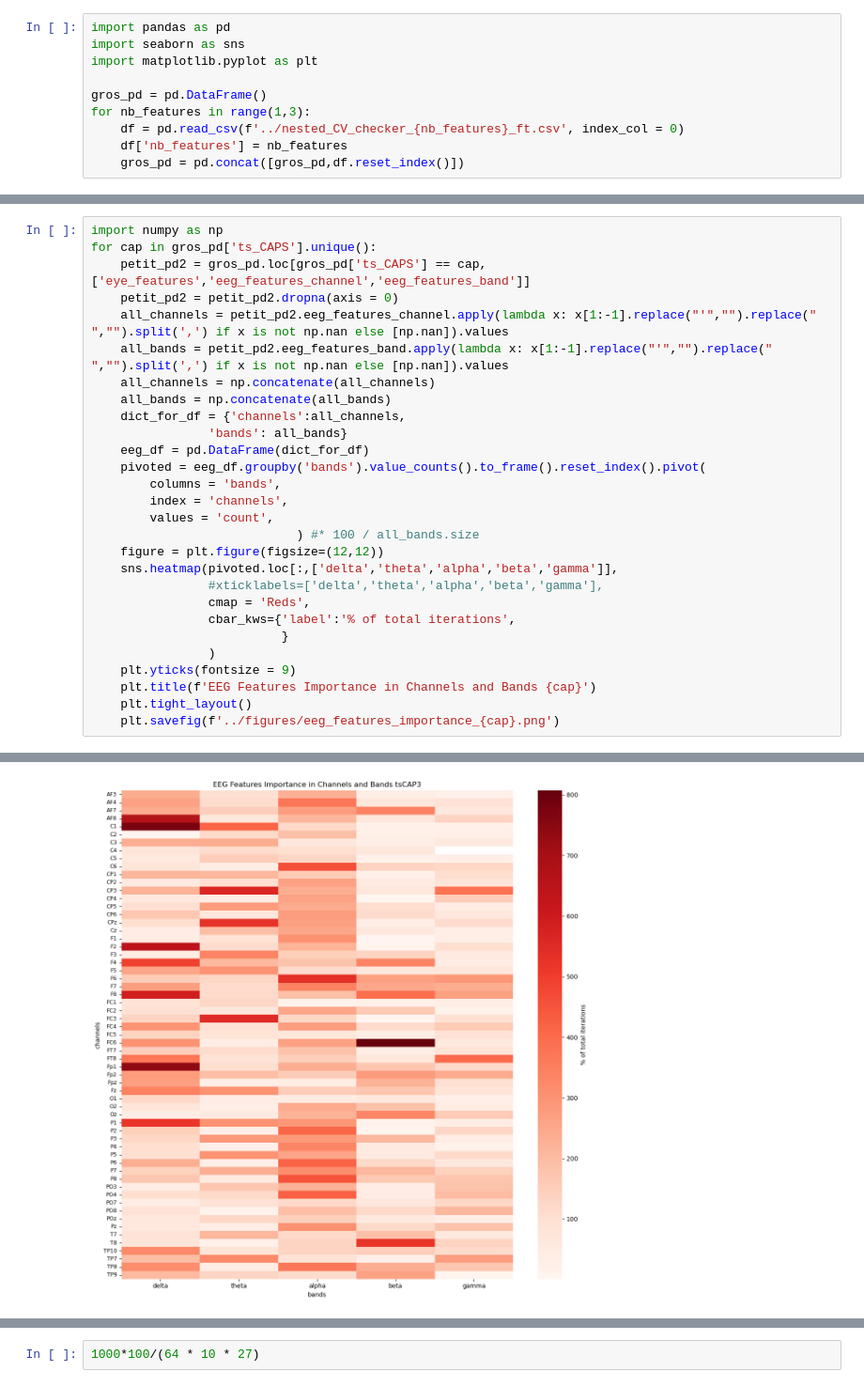
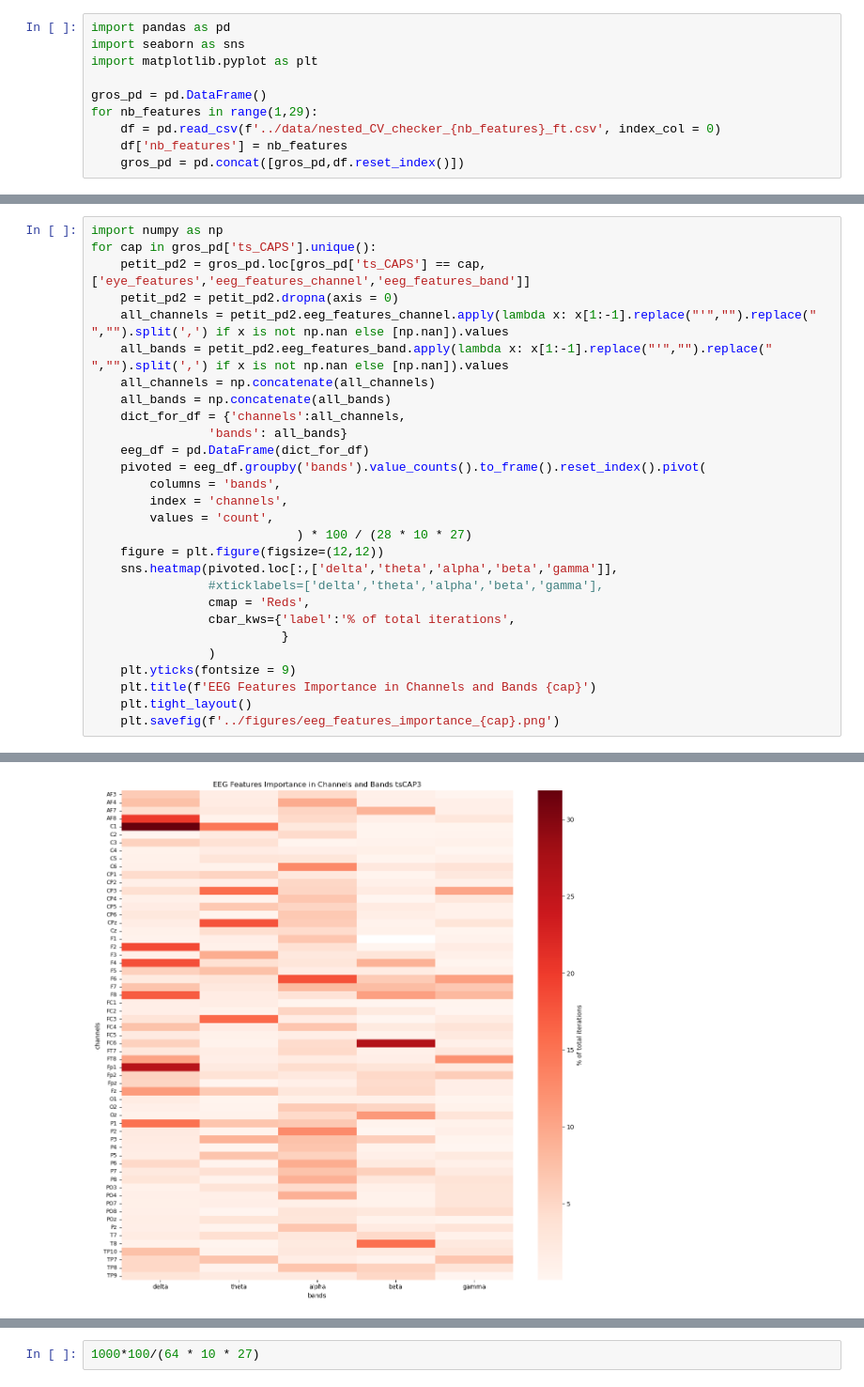
Before and after one commit to Sam54000/eeg_brain_state_prediction, a Jupyter notebook: src/plotting_screening_nb_features.ipynb, the cells around one changed output, grey strips where cells are left out. Shown at 94% size. Saved outputs shown, nothing was run; the diff lists cells and outputs as text.

```diff
--- a/src/plotting_screening_nb_features.ipynb
+++ b/src/plotting_screening_nb_features.ipynb
@@ -4,8 +4,8 @@ import seaborn as sns
 import matplotlib.pyplot as plt
 
 gros_pd = pd.DataFrame()
-for nb_features in range(1,3):
-    df = pd.read_csv(f'../nested_CV_checker_{nb_features}_ft.csv', index_col = 0)
+for nb_features in range(1,29):
+    df = pd.read_csv(f'../data/nested_CV_checker_{nb_features}_ft.csv', index_col = 0)
     df['nb_features'] = nb_features
     gros_pd = pd.concat([gros_pd,df.reset_index()])
 # %%
@@ -43,7 +43,7 @@ for cap in gros_pd['ts_CAPS'].unique():
         columns = 'bands',
         index = 'channels',
         values = 'count',
-                            ) #* 100 / all_bands.size
+                            ) * 100 / (28 * 10 * 27)
     figure = plt.figure(figsize=(12,12))
     sns.heatmap(pivoted.loc[:,['delta','theta','alpha','beta','gamma']],
                 #xticklabels=['delta','theta','alpha','beta','gamma'],
@@ -61 +61 @@ for cap in gros_pd['ts_CAPS'].unique():
-[figure, old version]
+[figure, new version]
```
Also changed, not shown: parts of 3 cells of this notebook, 6 other files.
